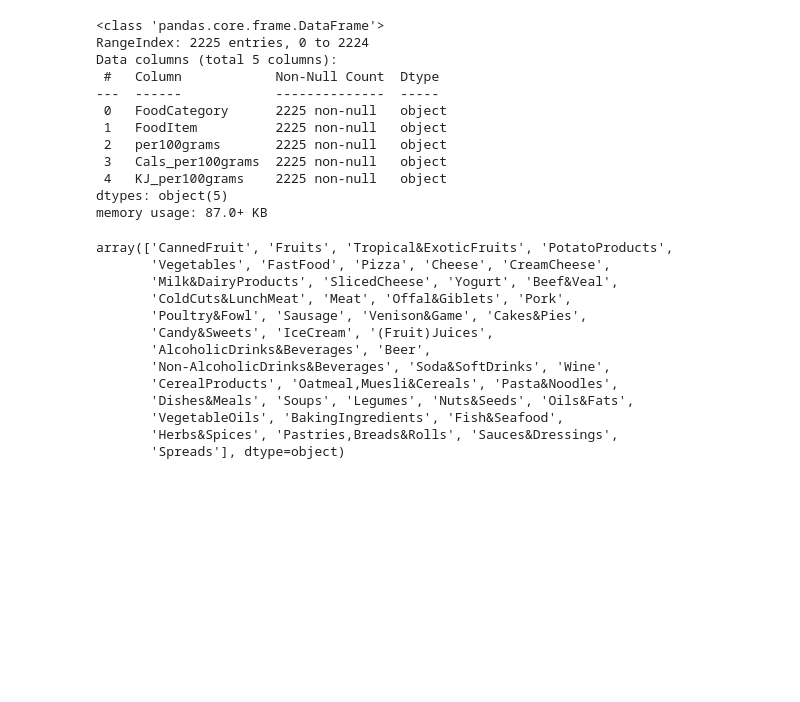
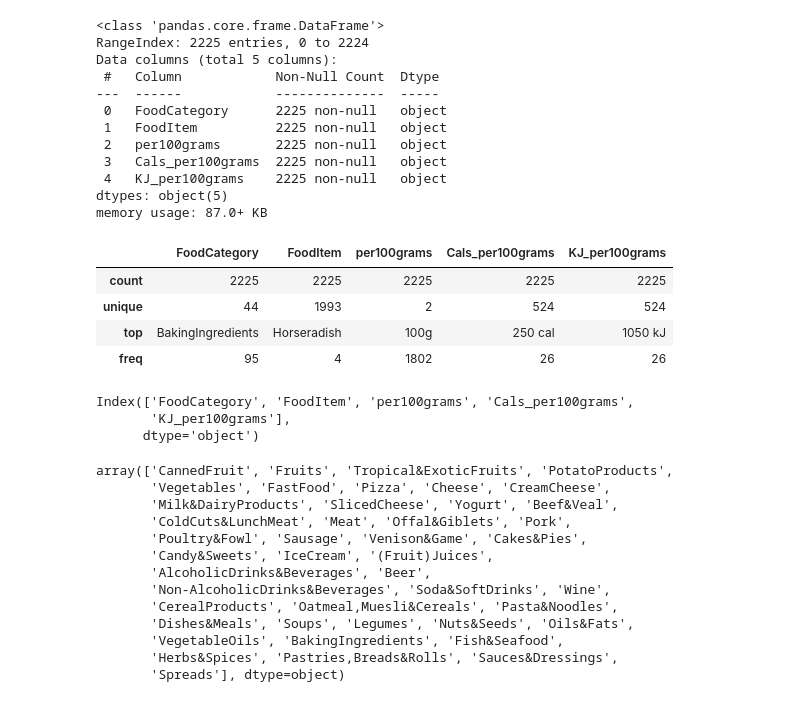
Before and after one commit to JessieH521/Data_Platform_DE24, a Jupyter notebook: 03_PANDAS_SERIES_DATAFRAME/2_r_excel_data_cleaning.ipynb, the cells around one changed output. Saved outputs shown, nothing was run; the diff lists cells and outputs as text; code cells hidden in the pictures; blank space fills up the shorter version.

```diff
--- a/03_PANDAS_SERIES_DATAFRAME/2_read_excel.ipynb
+++ b/03_PANDAS_SERIES_DATAFRAME/2_r_excel_data_cleaning.ipynb
@@ -54,6 +58,20 @@ Data columns (total 5 columns):
  4   KJ_per100grams    2225 non-null   object
 dtypes: object(5)
 memory usage: 87.0+ KB
+# %%
+df.describe()
+# %% [output]
+|  | FoodCategory | FoodItem | per100grams | Cals_per100grams | KJ_per100grams |
+| count | 2225 | 2225 | 2225 | 2225 | 2225 |
+| unique | 44 | 1993 | 2 | 524 | 524 |
+| top | BakingIngredients | Horseradish | 100g | 250 cal | 1050 kJ |
+| freq | 95 | 4 | 1802 | 26 | 26 |
+# %%
+df.columns
+# %% [output]
+Index(['FoodCategory', 'FoodItem', 'per100grams', 'Cals_per100grams',
+       'KJ_per100grams'],
+      dtype='object')
 # %%
 # 看看水果有多少种类，去掉重复的 unique
 df["FoodCategory"].unique()
```
Also changed, not shown: parts of 17 cells of this notebook, 11 other files.
